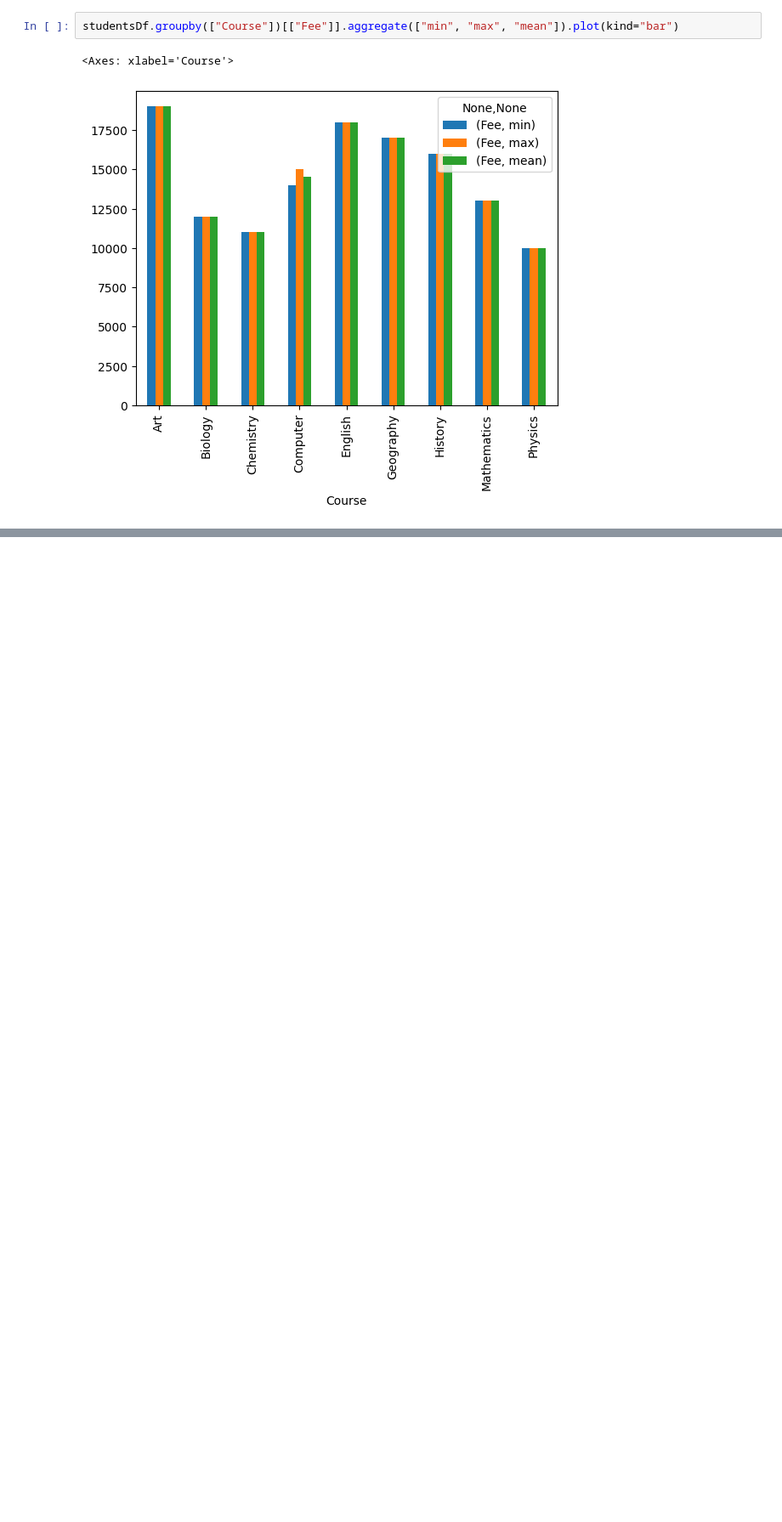
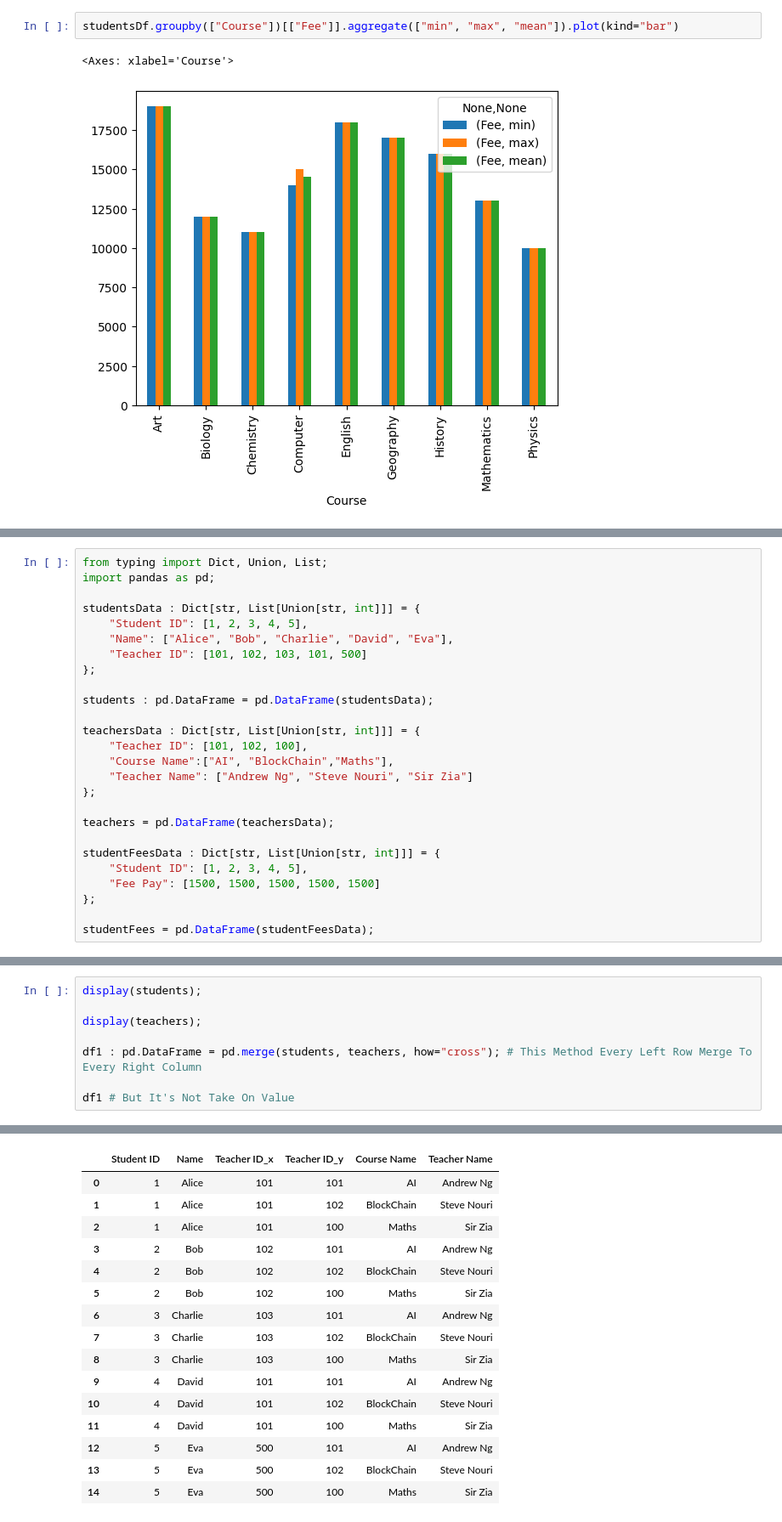
Before and after one commit to AhmedShaykh/NumPy-And-Pandas, a Jupyter notebook: pandas3.ipynb, the cells around one changed output, grey strips where cells are left out. Shown: that part at 85% size. Saved outputs shown, nothing was run; the diff lists cells and outputs as text; blank space fills up the shorter version.

Commit message:
Add Data Wrangling Merge Method

```diff
--- a/pandas3.ipynb
+++ b/pandas3.ipynb
@@ -1011,0 +1155,26 @@ studentsDf.groupby(["Course"])[["Fee"]].aggregate(["min", "max", "mean"]).plot(k
+# %%
+from typing import Dict, Union, List;
+import pandas as pd;
+
+studentsData : Dict[str, List[Union[str, int]]] = {
+    "Student ID": [1, 2, 3, 4, 5],
+    "Name": ["Alice", "Bob", "Charlie", "David", "Eva"],
+    "Teacher ID": [101, 102, 103, 101, 500]
+};
+
+students : pd.DataFrame = pd.DataFrame(studentsData);
+
+teachersData : Dict[str, List[Union[str, int]]] = {
+    "Teacher ID": [101, 102, 100],
+    "Course Name":["AI", "BlockChain","Maths"],
+    "Teacher Name": ["Andrew Ng", "Steve Nouri", "Sir Zia"]
+};
+
+teachers = pd.DataFrame(teachersData);
+
+studentFeesData : Dict[str, List[Union[str, int]]] = {
+    "Student ID": [1, 2, 3, 4, 5],
+    "Fee Pay": [1500, 1500, 1500, 1500, 1500]
+};
+
+studentFees = pd.DataFrame(studentFeesData);
@@ -1011,0 +1288,9 @@ studentsDf.groupby(["Course"])[["Fee"]].aggregate(["min", "max", "mean"]).plot(k
+# %%
+display(students);
+
+display(teachers);
+
+df1 : pd.DataFrame = pd.merge(students, teachers, how="cross"); # This Method Every Left Row Merge To Every Right Column
+
+df1 # But It's Not Take On Value
+# %% [output]
@@ -1011,0 +1307,16 @@ studentsDf.groupby(["Course"])[["Fee"]].aggregate(["min", "max", "mean"]).plot(k
+|  | Student ID | Name | Teacher ID_x | Teacher ID_y | Course Name | Teacher Name |
+| 0 | 1 | Alice | 101 | 101 | AI | Andrew Ng |
+| 1 | 1 | Alice | 101 | 102 | BlockChain | Steve Nouri |
+| 2 | 1 | Alice | 101 | 100 | Maths | Sir Zia |
+| 3 | 2 | Bob | 102 | 101 | AI | Andrew Ng |
+| 4 | 2 | Bob | 102 | 102 | BlockChain | Steve Nouri |
+| 5 | 2 | Bob | 102 | 100 | Maths | Sir Zia |
+| 6 | 3 | Charlie | 103 | 101 | AI | Andrew Ng |
+| 7 | 3 | Charlie | 103 | 102 | BlockChain | Steve Nouri |
+| 8 | 3 | Charlie | 103 | 100 | Maths | Sir Zia |
+| 9 | 4 | David | 101 | 101 | AI | Andrew Ng |
+| 10 | 4 | David | 101 | 102 | BlockChain | Steve Nouri |
+| 11 | 4 | David | 101 | 100 | Maths | Sir Zia |
+| 12 | 5 | Eva | 500 | 101 | AI | Andrew Ng |
+| 13 | 5 | Eva | 500 | 102 | BlockChain | Steve Nouri |
+| 14 | 5 | Eva | 500 | 100 | Maths | Sir Zia |
```
Also changed, not shown: parts of 29 cells of this notebook.
